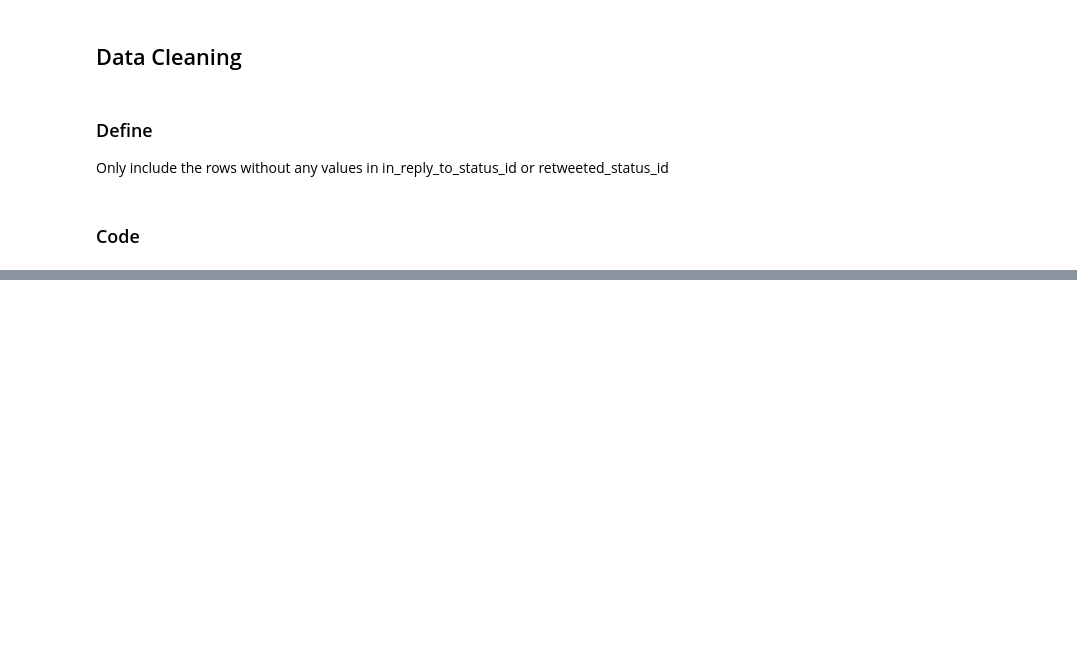
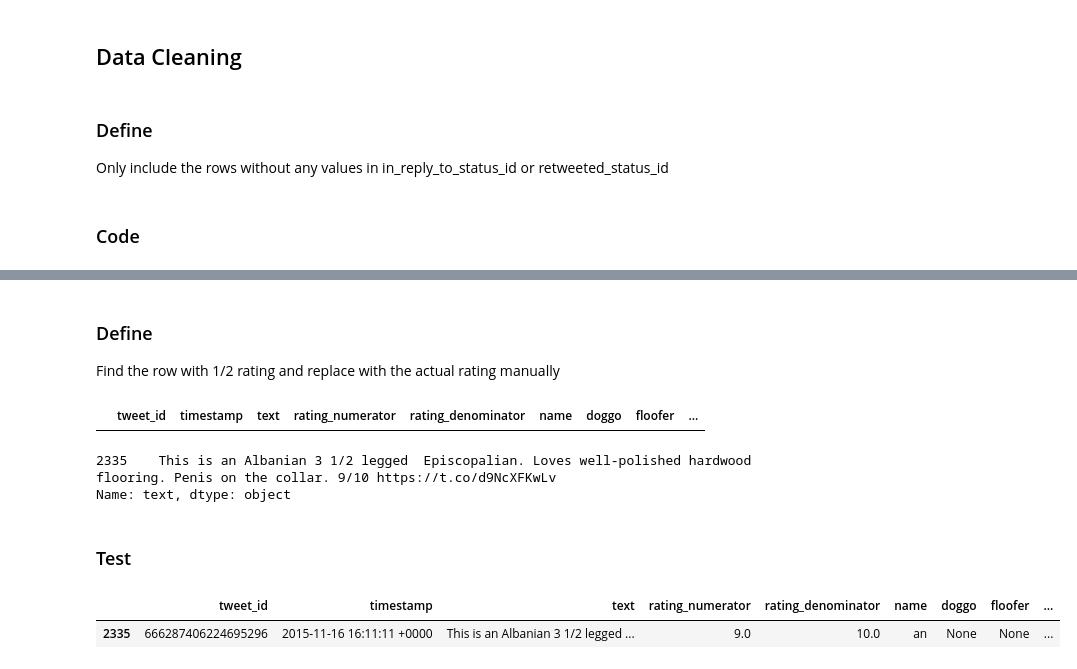
Before and after one commit to yujin-woo/WeRateDogs-twitter-analysis, a Jupyter notebook: wrd-data-wrangling.ipynb, the cells around one changed output, grey strips where cells are left out. Drawn from its saved outputs; the diff is of its cells as text; code cells hidden in the pictures; blank space fills up the shorter version.

```diff
--- a/wrd-data-wrangling.ipynb
+++ b/wrd-data-wrangling.ipynb
@@ -157,0 +221,13 @@ Only include the rows without any values in in_reply_to_status_id or retweeted_s
+# %% [markdown]
+### Define
+Find the row with 1/2 rating and replace with the actual rating manually
+# %%
+archive_clean[(archive_clean.rating_numerator == 1) & (archive_clean.rating_denominator == 2)]
+# %% [output]
+|  | tweet_id | timestamp | text | rating_numerator | rating_denominator | name | doggo | floofer | ... |
+# %%
+pd.set_option('display.max_colwidth', -1)
+archive_clean[(archive_clean.rating_numerator == 1) & (archive_clean.rating_denominator == 2)].text
+# %% [output]
+2335    This is an Albanian 3 1/2 legged  Episcopalian. Loves well-polished hardwood flooring. Penis on the collar. 9/10 https://t.co/d9NcXFKwLv
+Name: text, dtype: object
@@ -157,0 +238,7 @@ Only include the rows without any values in in_reply_to_status_id or retweeted_s
+# %% [markdown]
+### Test
+# %%
+archive_clean[archive_clean.text.str.contains("3 1/2")]
+# %% [output]
+|  | tweet_id | timestamp | text | rating_numerator | rating_denominator | name | doggo | floofer | ... |
+| 2335 | 666287406224695296 | 2015-11-16 16:11:11 +0000 | This is an Albanian 3 1/2 legged ... | 9.0 | 10.0 | an | None | None | ... |
```
Also changed, not shown: parts of 52 cells of this notebook, 2 other files.
